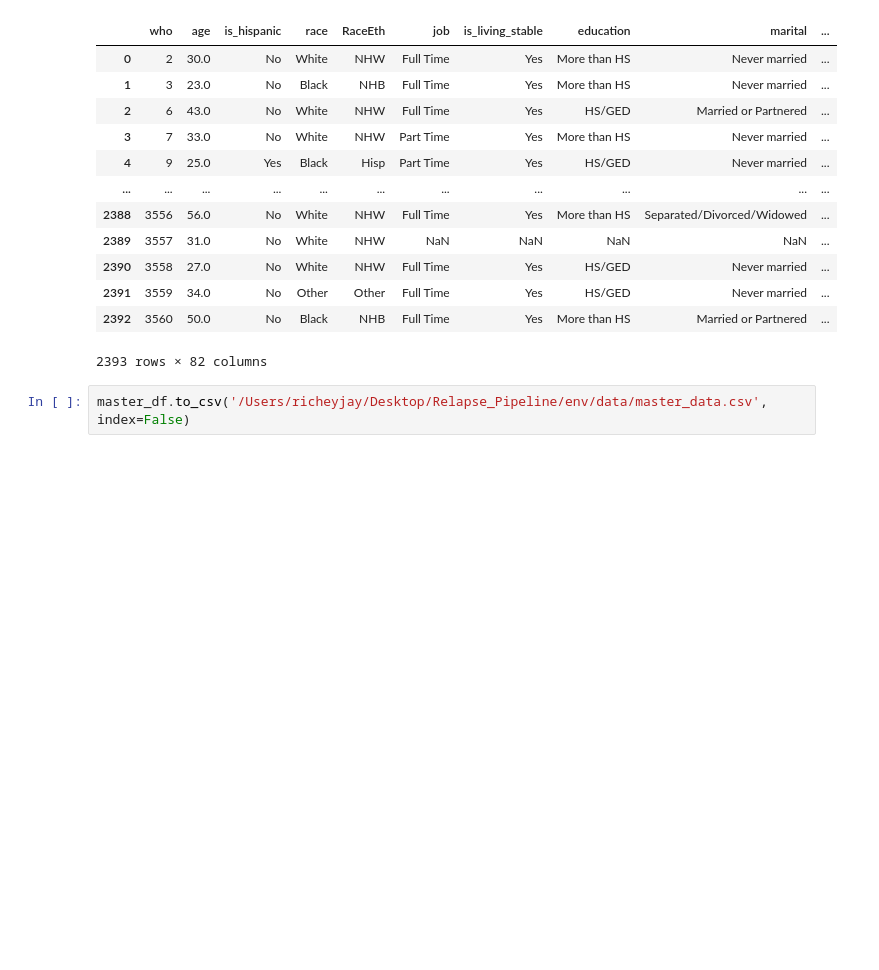
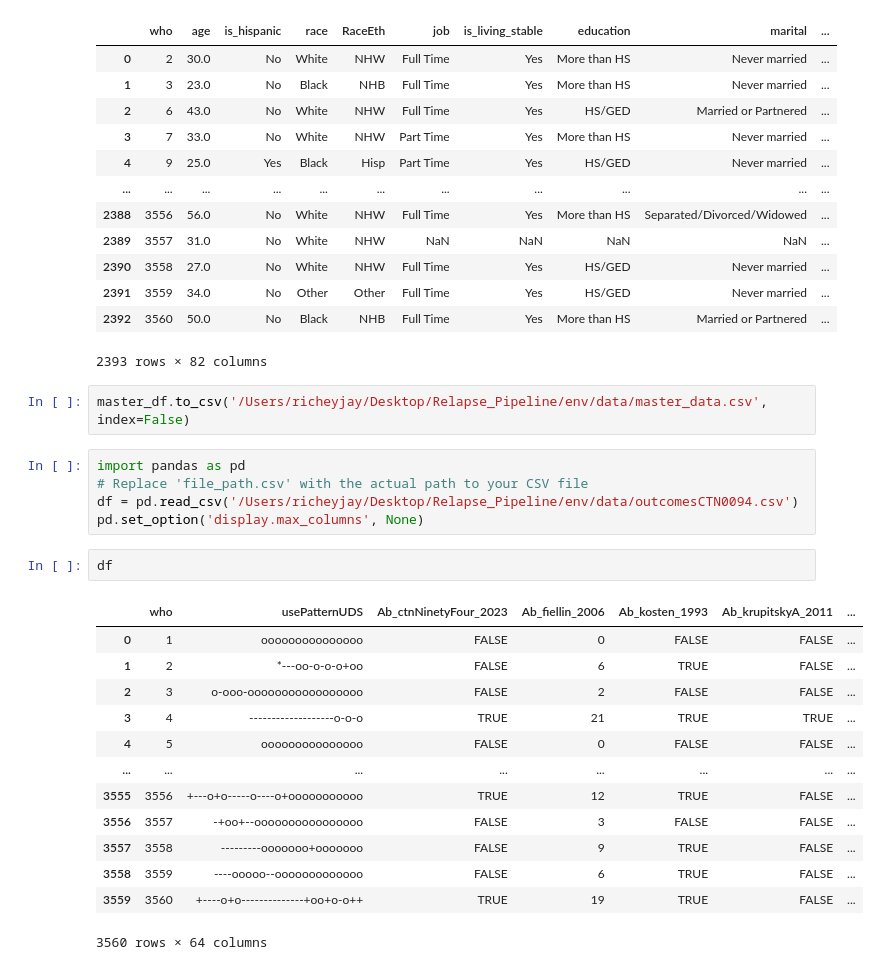
Before and after one commit to CTN-0094/Pipeline, a Jupyter notebook: src/main.ipynb, the cells around one changed output. Drawn from its saved outputs; the diff is of its cells as text; blank space fills up the shorter version.

```diff
--- a/src/main.ipynb
+++ b/src/main.ipynb
@@ -780,3 +780,24 @@ master_df
 2393 rows × 82 columns
 # %%
 master_df.to_csv('/Users/richeyjay/Desktop/Relapse_Pipeline/env/data/master_data.csv', index=False)
+# %%
+import pandas as pd
+# Replace 'file_path.csv' with the actual path to your CSV file
+df = pd.read_csv('/Users/richeyjay/Desktop/Relapse_Pipeline/env/data/outcomesCTN0094.csv')
+pd.set_option('display.max_columns', None)
+# %%
+df
+# %% [output]
+|  | who | usePatternUDS | Ab_ctnNinetyFour_2023 | Ab_fiellin_2006 | Ab_kosten_1993 | Ab_krupitskyA_2011 | ... |
+| 0 | 1 | ooooooooooooooo | FALSE | 0 | FALSE | FALSE | ... |
+| 1 | 2 | *---oo-o-o-o+oo | FALSE | 6 | TRUE | FALSE | ... |
+| 2 | 3 | o-ooo-ooooooooooooooooo | FALSE | 2 | FALSE | FALSE | ... |
+| 3 | 4 | -------------------o-o-o | TRUE | 21 | TRUE | TRUE | ... |
+| 4 | 5 | ooooooooooooooo | FALSE | 0 | FALSE | FALSE | ... |
+| ... | ... | ... | ... | ... | ... | ... | ... |
+| 3555 | 3556 | +---o+o-----o----o+ooooooooooo | TRUE | 12 | TRUE | FALSE | ... |
+| 3556 | 3557 | -+oo+--oooooooooooooooo | FALSE | 3 | FALSE | FALSE | ... |
+| 3557 | 3558 | ---------ooooooo+ooooooo | FALSE | 9 | TRUE | FALSE | ... |
+| 3558 | 3559 | ----ooooo--ooooooooooooo | FALSE | 6 | TRUE | FALSE | ... |
+| 3559 | 3560 | +----o+o--------------+oo+o-o++ | TRUE | 19 | TRUE | FALSE | ... |
+3560 rows × 64 columns
```
Also changed, not shown: parts of 7 cells of this notebook, 44 other files.
